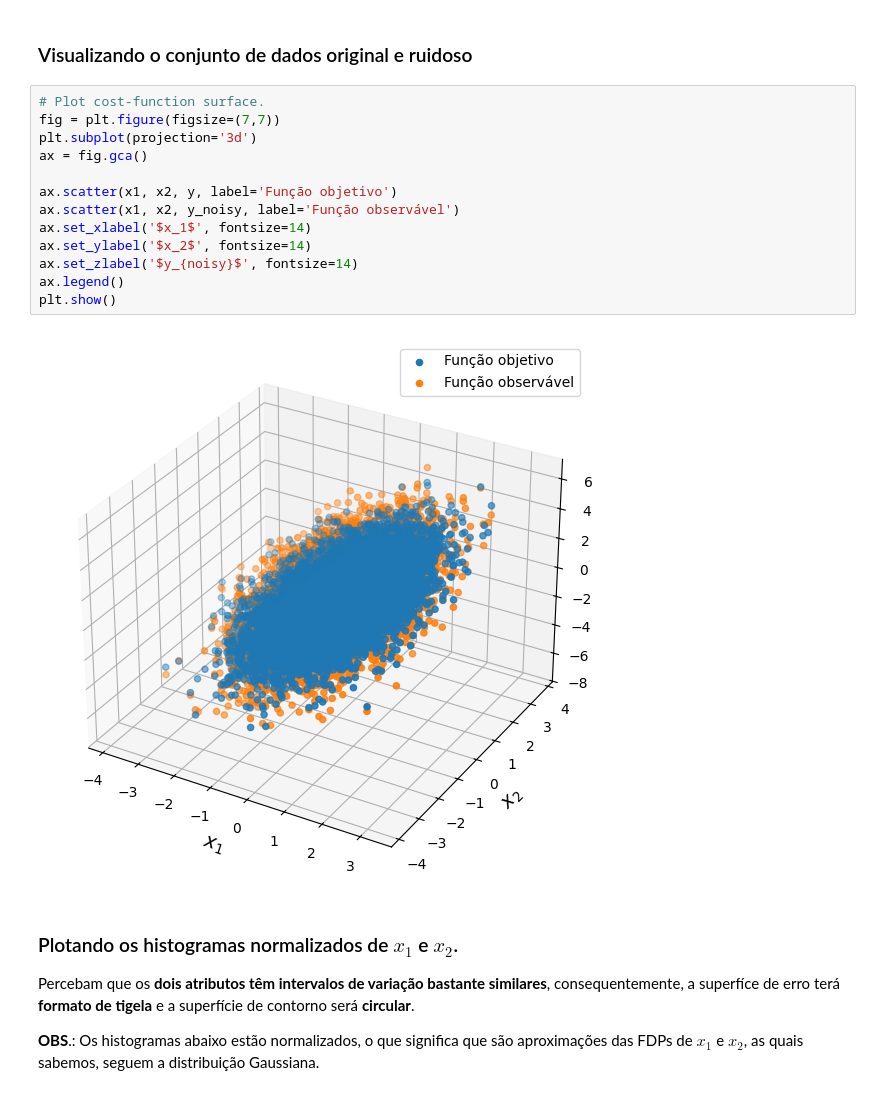
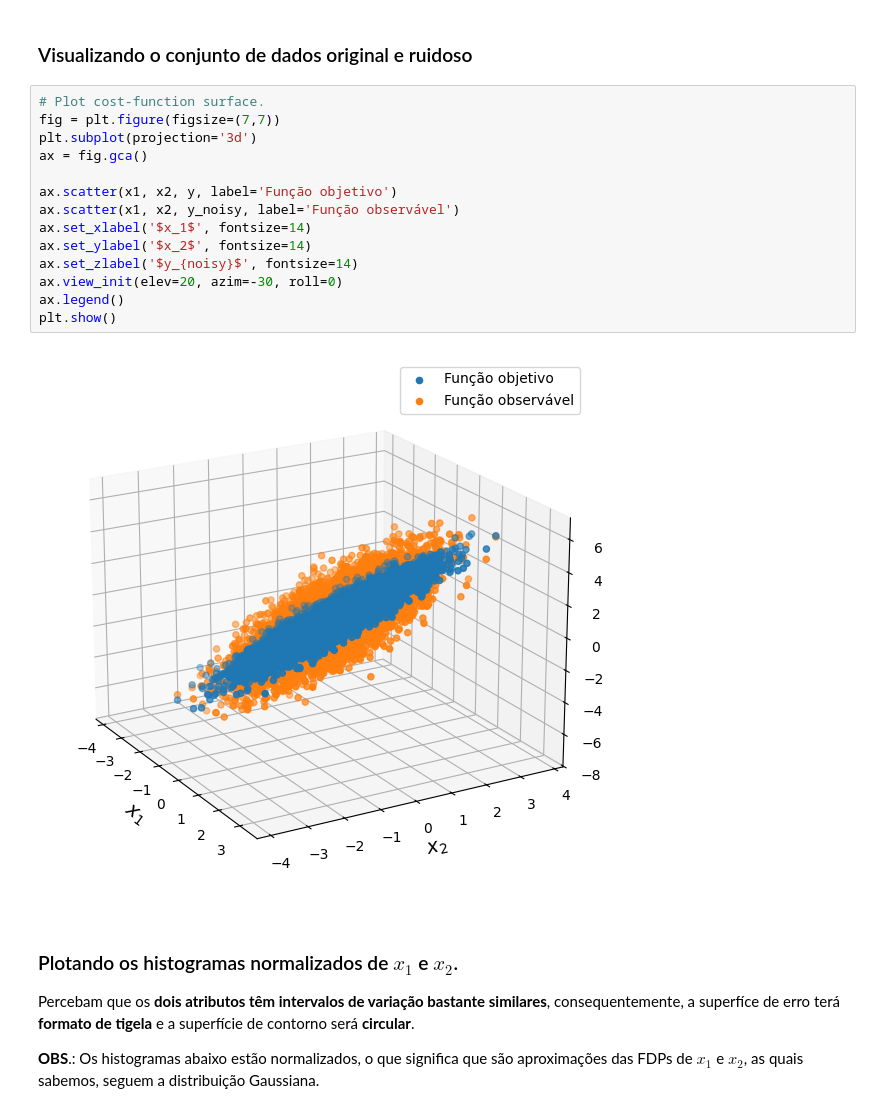
Before and after one commit to zz4fap/t319_aprendizado_de_maquina, a Jupyter notebook: notebooks/regression/exemplo_gradiente_descendente_em_batelada.ipynb, the cells around one changed output. Cells and saved outputs as stored; diff of their text form.

```diff
--- a/notebooks/regression/exemplo_gradiente_descendente_em_batelada.ipynb
+++ b/notebooks/regression/exemplo_gradiente_descendente_em_batelada.ipynb
@@ -166,18 +166,19 @@ y_noisy = y + w
 # %%
 # Plot cost-function surface.
 fig = plt.figure(figsize=(7,7))
 plt.subplot(projection='3d')
 ax = fig.gca()
 
 ax.scatter(x1, x2, y, label='Função objetivo')
 ax.scatter(x1, x2, y_noisy, label='Função observável')
 ax.set_xlabel('$x_1$', fontsize=14)
 ax.set_ylabel('$x_2$', fontsize=14)
 ax.set_zlabel('$y_{noisy}$', fontsize=14)
+ax.view_init(elev=20, azim=-30, roll=0)
 ax.legend()
 plt.show()
 # %% [output]
-[figure, old version]
+[figure, new version]
 # %% [markdown]
 ### Plotando os histogramas normalizados de $x_1$ e $x_2$.
 
```
Also changed, not shown: parts of 2 cells of this notebook.
